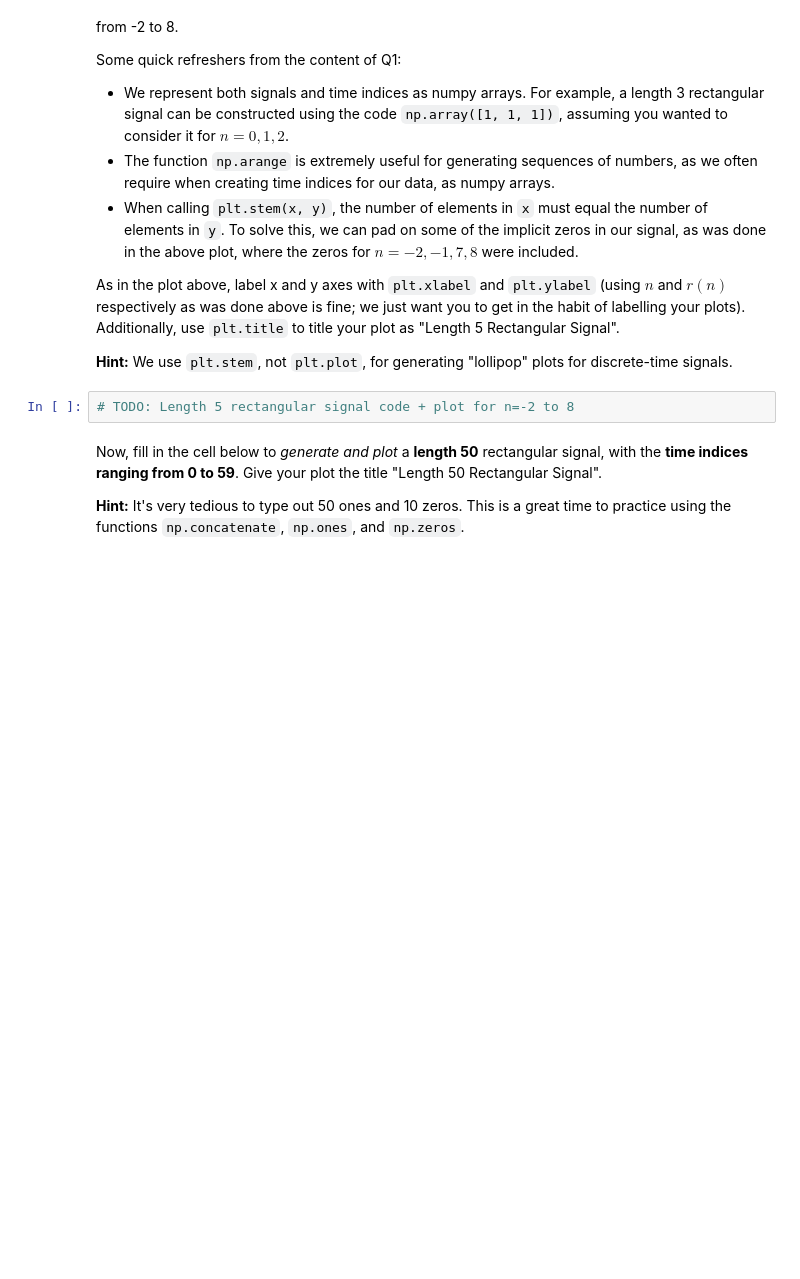
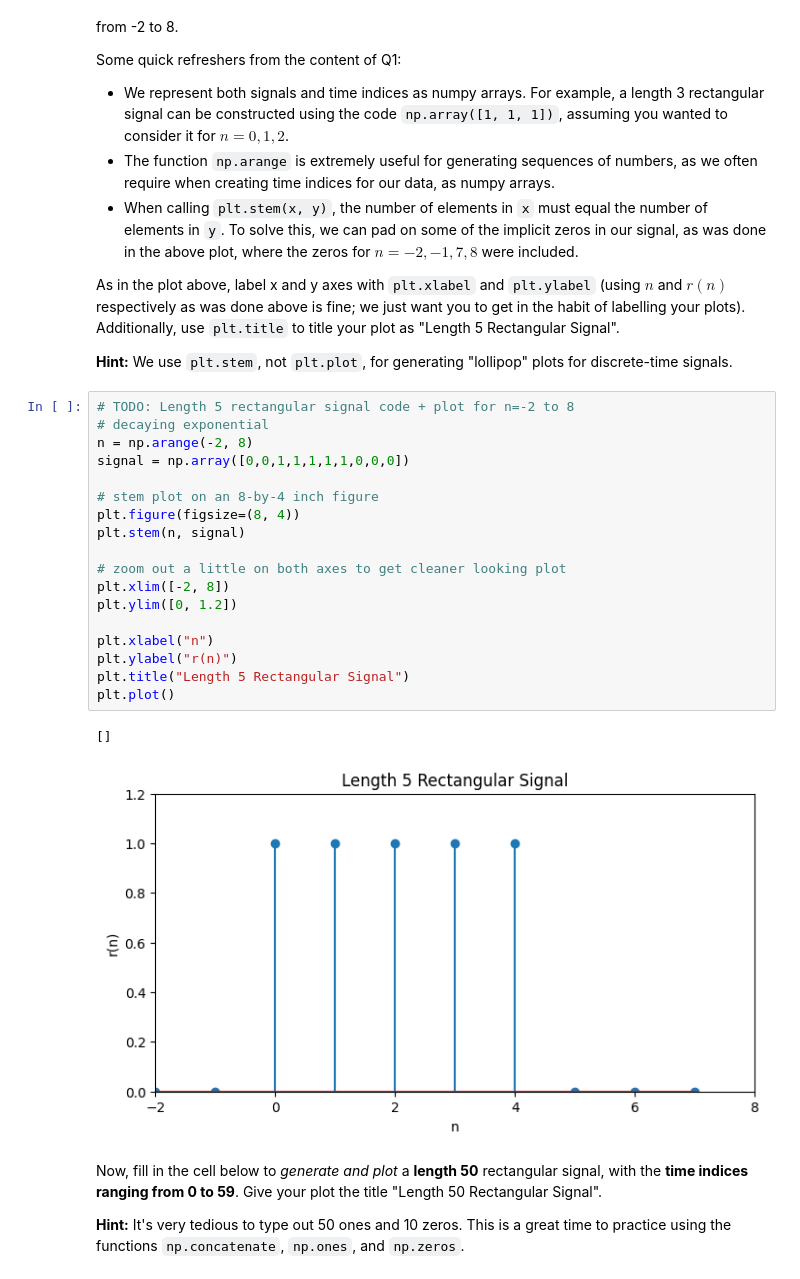
Before and after one commit to pencilCool/dsp_homework, a Jupyter notebook: lab1/lab1.ipynb, the cells around one changed output. Saved outputs shown, nothing was run; the diff lists cells and outputs as text; blank space fills up the shorter version.

```diff
--- a/lab1/lab1.ipynb
+++ b/lab1/lab1.ipynb
@@ -451,8 +570,27 @@ Some quick refreshers from the content of Q1:
 As in the plot above, label x and y axes with `plt.xlabel` and `plt.ylabel` (using $n$ and $r(n)$ respectively as was done above is fine; we just want you to get in the habit of labelling your plots). Additionally, use `plt.title` to title your plot as "Length 5 Rectangular Signal".
 
 **Hint:** We use `plt.stem`, not `plt.plot`, for generating "lollipop" plots for discrete-time signals.
-# %%
-# TODO: Length 5 rectangular signal code + plot for n=-2 to 8
+# %%
+# TODO: Length 5 rectangular signal code + plot for n=-2 to 8
+# decaying exponential
+n = np.arange(-2, 8)
+signal = np.array([0,0,1,1,1,1,1,0,0,0])
+
+# stem plot on an 8-by-4 inch figure
+plt.figure(figsize=(8, 4))
+plt.stem(n, signal)
+
+# zoom out a little on both axes to get cleaner looking plot
+plt.xlim([-2, 8])
+plt.ylim([0, 1.2])
+
+plt.xlabel("n")
+plt.ylabel("r(n)")
+plt.title("Length 5 Rectangular Signal")
+plt.plot()
+# %% [output]
+[]
+[figure, added]
 # %% [markdown]
 Now, fill in the cell below to *generate and plot* a **length 50** rectangular signal, with the **time indices ranging from 0 to 59**. Give your plot the title "Length 50 Rectangular Signal".
 
```
Also changed, not shown: parts of 51 cells of this notebook, 1 other file.
